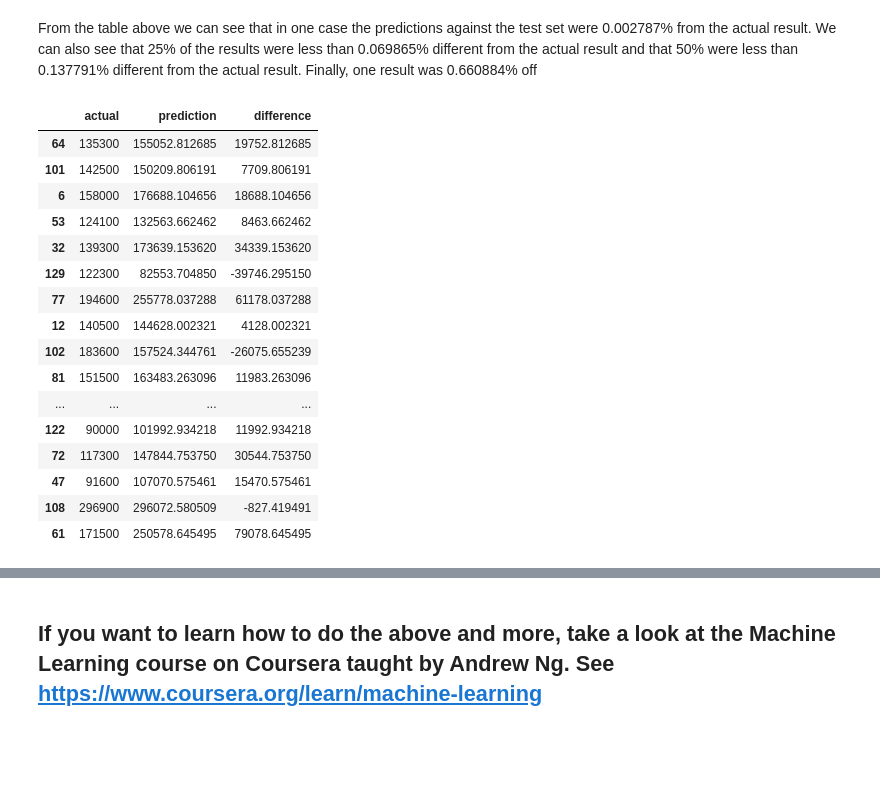
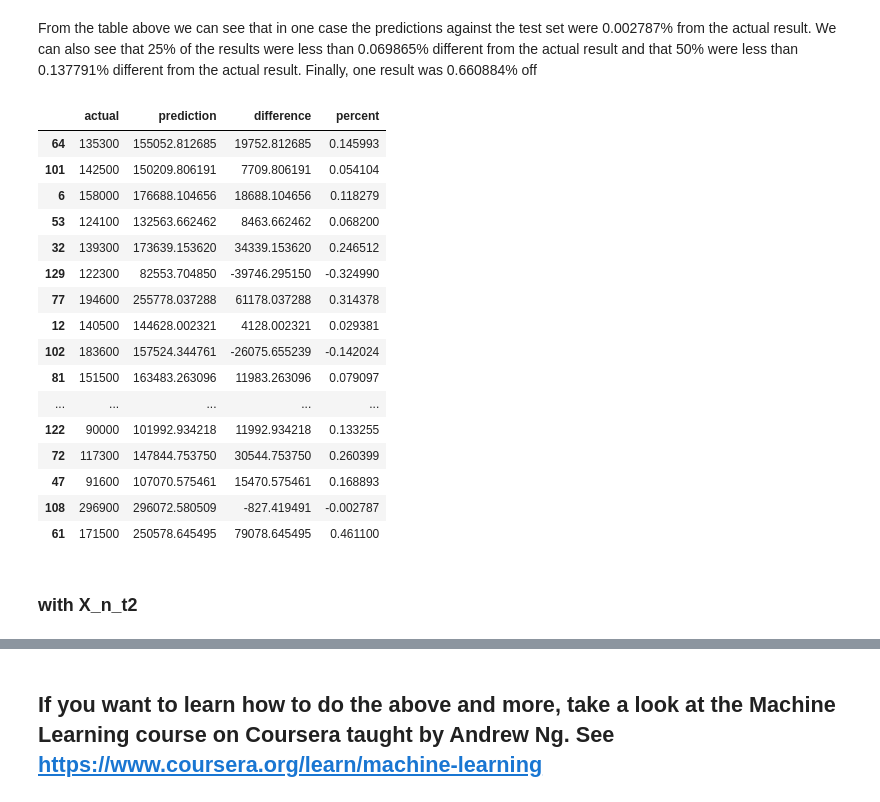
Before and after one commit to Hackthings/2016census-hackathon, a Jupyter notebook: data/census_tract_median_price_linear_regression.ipynb, the cells around one changed output, grey strips where cells are left out. Drawn from its saved outputs; the diff is of its cells as text; code cells hidden in the pictures; blank space fills up the shorter version.

```diff
--- a/data/census_tract_median_price_linear_regression.ipynb
+++ b/data/census_tract_median_price_linear_regression.ipynb
@@ -436,22 +438,25 @@ From the table above we can see that in one case the predictions against the tes
 # %%
 validation = pd.DataFrame({'prediction': X_n_t.dot(theta.T), 'actual': y_test})
 validation["difference"] = validation["prediction"] - validation["actual"]
+validation["percent"] = validation["difference"]/validation["actual"]
 validation
 # %% [output]
-|  | actual | prediction | difference |
-| 64 | 135300 | 155052.812685 | 19752.812685 |
-| 101 | 142500 | 150209.806191 | 7709.806191 |
-| 6 | 158000 | 176688.104656 | 18688.104656 |
-| 53 | 124100 | 132563.662462 | 8463.662462 |
-| 32 | 139300 | 173639.153620 | 34339.153620 |
-| 129 | 122300 | 82553.704850 | -39746.295150 |
-| 77 | 194600 | 255778.037288 | 61178.037288 |
-| 12 | 140500 | 144628.002321 | 4128.002321 |
-| 102 | 183600 | 157524.344761 | -26075.655239 |
-| 81 | 151500 | 163483.263096 | 11983.263096 |
-| ... | ... | ... | ... |
-| 122 | 90000 | 101992.934218 | 11992.934218 |
-| 72 | 117300 | 147844.753750 | 30544.753750 |
-| 47 | 91600 | 107070.575461 | 15470.575461 |
-| 108 | 296900 | 296072.580509 | -827.419491 |
-| 61 | 171500 | 250578.645495 | 79078.645495 |
+|  | actual | prediction | difference | percent |
+| 64 | 135300 | 155052.812685 | 19752.812685 | 0.145993 |
+| 101 | 142500 | 150209.806191 | 7709.806191 | 0.054104 |
+| 6 | 158000 | 176688.104656 | 18688.104656 | 0.118279 |
+| 53 | 124100 | 132563.662462 | 8463.662462 | 0.068200 |
+| 32 | 139300 | 173639.153620 | 34339.153620 | 0.246512 |
+| 129 | 122300 | 82553.704850 | -39746.295150 | -0.324990 |
+| 77 | 194600 | 255778.037288 | 61178.037288 | 0.314378 |
+| 12 | 140500 | 144628.002321 | 4128.002321 | 0.029381 |
+| 102 | 183600 | 157524.344761 | -26075.655239 | -0.142024 |
+| 81 | 151500 | 163483.263096 | 11983.263096 | 0.079097 |
+| ... | ... | ... | ... | ... |
+| 122 | 90000 | 101992.934218 | 11992.934218 | 0.133255 |
+| 72 | 117300 | 147844.753750 | 30544.753750 | 0.260399 |
+| 47 | 91600 | 107070.575461 | 15470.575461 | 0.168893 |
+| 108 | 296900 | 296072.580509 | -827.419491 | -0.002787 |
+| 61 | 171500 | 250578.645495 | 79078.645495 | 0.461100 |
+# %% [markdown]
+### with X_n_t2
```
Also changed, not shown: parts of 5 cells of this notebook.
